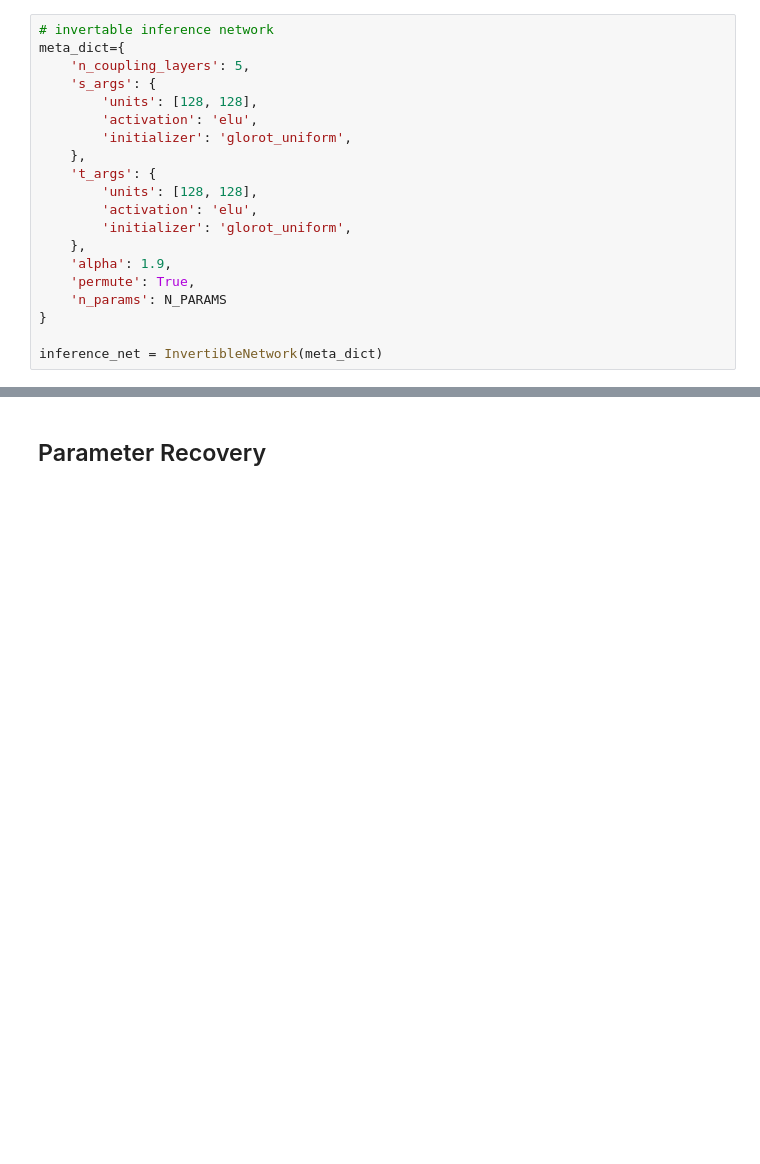
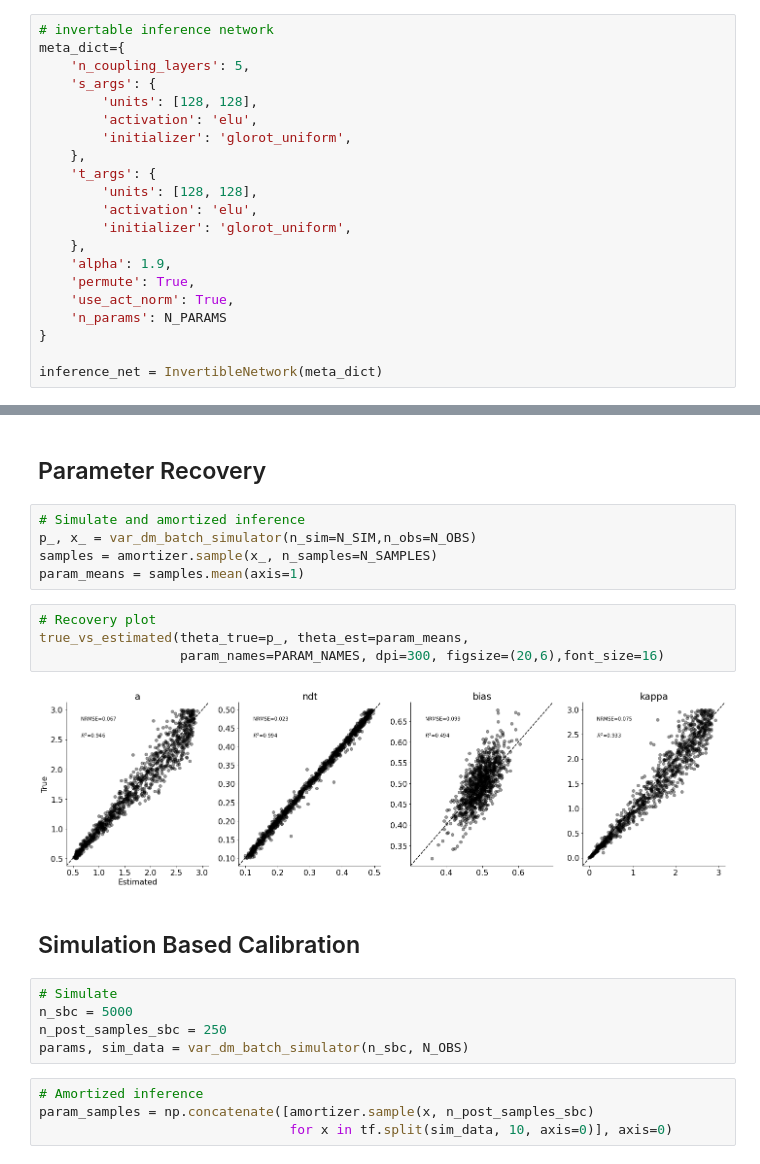
Before and after one commit to awellis/evidence-accumulators, a Jupyter notebook: notebooks/varying_drift_diffusion_modeling.ipynb, the cells around one changed output, grey strips where cells are left out. Drawn from its saved outputs; the diff is of its cells as text; blank space fills up the shorter version.

```diff
--- a/notebooks/varying_drift_diffusion_modeling.ipynb
+++ b/notebooks/varying_drift_diffusion_modeling.ipynb
@@ -75,6 +82,7 @@ meta_dict={
     },
     'alpha': 1.9,
     'permute': True,
+    'use_act_norm': True,
     'n_params': N_PARAMS
 }
 
@@ -103,2 +116,24 @@ losses = trainer.train_online(N_EPOCHS, ITER_PER_EPOCH, BATCH_SIZE, n_obs=N_OBS)
 # %% [markdown]
 ## Parameter Recovery
+# %%
+# Simulate and amortized inference
+p_, x_ = var_dm_batch_simulator(n_sim=N_SIM,n_obs=N_OBS)
+samples = amortizer.sample(x_, n_samples=N_SAMPLES)
+param_means = samples.mean(axis=1)
+# %%
+# Recovery plot
+true_vs_estimated(theta_true=p_, theta_est=param_means,
+                  param_names=PARAM_NAMES, dpi=300, figsize=(20,6),font_size=16)
+# %% [output]
+[figure, added]
+# %% [markdown]
+## Simulation Based Calibration
+# %%
+# Simulate
+n_sbc = 5000
+n_post_samples_sbc = 250
+params, sim_data = var_dm_batch_simulator(n_sbc, N_OBS)
+# %%
+# Amortized inference
+param_samples = np.concatenate([amortizer.sample(x, n_post_samples_sbc)
+                                for x in tf.split(sim_data, 10, axis=0)], axis=0)
```
Also changed, not shown: parts of 6 cells of this notebook, 3 other files.
